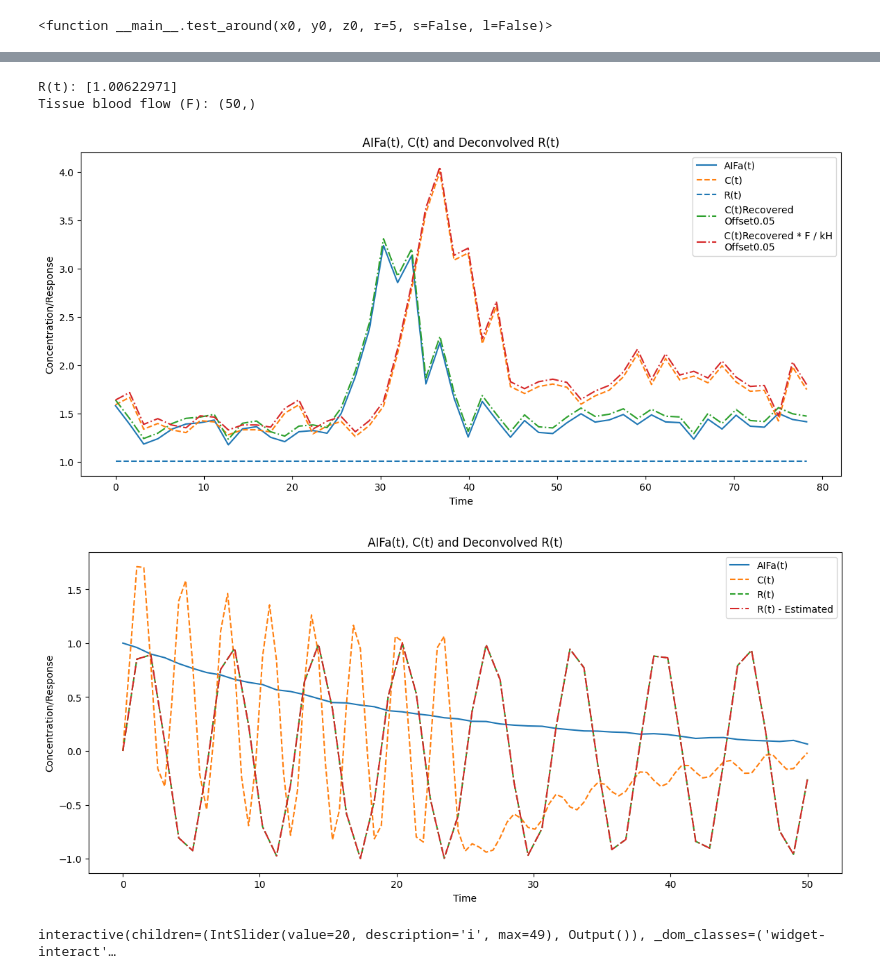
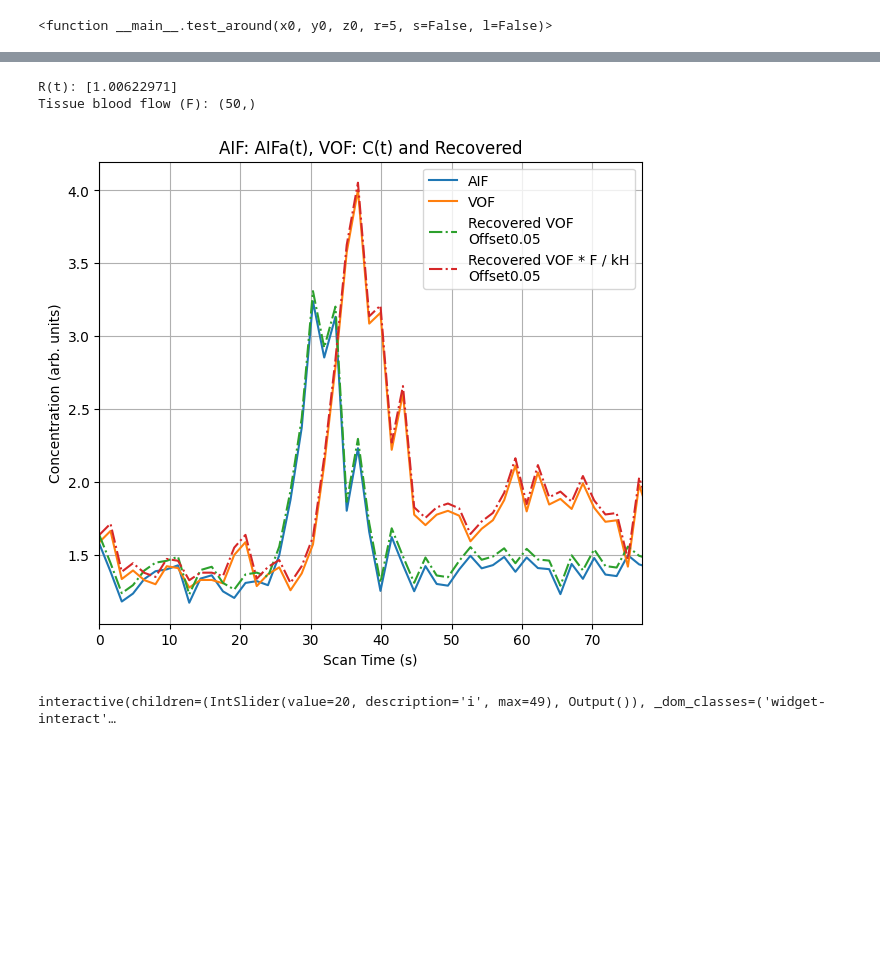
Before and after one commit to qqgjyx/MATH-Group, a Jupyter notebook: main.ipynb, the cells around one changed output, grey strips where cells are left out. Drawn from its saved outputs; the diff is of its cells as text; code cells hidden in the pictures; blank space fills up the shorter version.

Commit message:
v0.377 Visualizations 4 Significant Good progress

```diff
--- a/main.ipynb
+++ b/main.ipynb
@@ -362,72 +352,75 @@ def calculate_r_f(aif_concentration, tissue_concentration):
     return R_t, F
 
 # Example usage
 # aif_pixel = (169, 99, 9)  # AIF pixel coordinates
 # tissue_pixel = (173, 101,10)
 
 aif_pixel = (171,110,9)
 tissue_pixel = (171,108,13)
 
 R_t, F_t= calculate_r_f(read_point4concentration(*aif_pixel),read_point4concentration(*tissue_pixel))
 
 print(f"R(t):", R_t)
 print(f"Tissue blood flow (F):", F_t.shape)
 
 time = read_point4time(*tissue_pixel)
 
 # Define the hematocrit correction factor kH
 Ha = 0.45  # Typical arterial hematocrit
 Ht = 0.25  # Typical tissue hematocrit
 kH = (1 - Ha) / (1 - Ht)
 
 AIFa_t = read_point4concentration(*aif_pixel)
 C_t = read_point4concentration(*tissue_pixel)
 Cr = np.convolve(AIFa_t, R_t, mode='full')
 
-plt.figure(figsize=(14, 6))
-plt.plot(time, AIFa_t, label='AIFa(t)')
-plt.plot(time, C_t, label='C(t)', linestyle='--')
-plt.hlines(R_t, xmin=0,xmax=max(time),label='R(t)', linestyle='--')
-plt.plot(time, Cr + 0.05, label='C(t)Recovered\nOffset0.05', linestyle='-.')
-plt.plot(time, Cr * F_t / kH + 0.05, label='C(t)Recovered * F / kH\nOffset0.05', linestyle='-.')
-plt.xlabel('Time')
-plt.ylabel('Concentration/Response')
+plt.figure(figsize=(7, 6))
+plt.plot(time, AIFa_t, label='AIF')
+plt.plot(time, C_t, label='VOF')
+# plt.hlines(R_t, xmin=0,xmax=max(time),label='R(t)', linestyle='--')
+plt.plot(time, Cr + 0.05, label='Recovered VOF\nOffset0.05', linestyle='-.')
+plt.plot(time, Cr * F_t / kH + 0.05, label='Recovered VOF * F / kH\nOffset0.05', linestyle='-.')
+plt.xlabel('Scan Time (s)')
+plt.ylabel('Concentration (arb. units)')
 plt.legend()
-plt.title('AIFa(t), C(t) and Deconvolved R(t)')
+plt.title('AIF: AIFa(t), VOF: C(t) and Recovered')
+plt.grid(True)
+
+plt.xlim(0,77)
+
+# plt.savefig('AIF_VOF_Recover.png', facecolor='black', transparent=True)
 plt.show()
 # %% [output]
 R(t): [1.00622971]
 Tissue blood flow (F): (50,)
-[figure, old version]
+[figure, new version]
 # %%
-# Time array
-time = np.linspace(0, 50, 50)
-time1 = np.linspace(0,50,99)
-
-R_t = np.sin(time)
-
-# Simulate AIFa(t) as an exponential decay function
-AIFa = np.exp(-0.05 * time) + np.random.normal(0, 0.01, len(time))
-
-# Simulate C(t) as a scaled and delayed version of AIFa(t)
-C = convolve(AIFa, R_t, mode='full')
-
-quotient, reminder = deconvolve(C, AIFa)
-
-R = quotient
-
-plt.figure(figsize=(14, 6))
-plt.plot(time, AIFa, label='AIFa(t)')
-plt.plot(time1, C, label='C(t)', linestyle='--')
-plt.plot(time, R_t,label='R(t)', linestyle='--')
-plt.plot(time, R, label='R(t) - Estimated', linestyle='-.')
-plt.xlabel('Time')
-plt.ylabel('Concentration/Response')
-plt.legend()
-plt.title('AIFa(t), C(t) and Deconvolved R(t)')
-plt.show()
+# # Time array
+# time = np.linspace(0, 50, 50)
+# time1 = np.linspace(0,50,99)
+#
+# R_t = np.sin(time)
+#
+# # Simulate AIFa(t) as an exponential decay function
+# AIFa = np.exp(-0.05 * time) + np.random.normal(0, 0.01, len(time))
+#
+# # Simulate C(t) as a scaled and delayed version of AIFa(t)
+# C = convolve(AIFa, R_t, mode='full')
+#
+# quotient, reminder = deconvolve(C, AIFa)
+#
+# R = quotient
+#
+# plt.figure(figsize=(14, 6))
+# plt.plot(time, AIFa, label='AIFa(t)')
+# plt.plot(time1, C, label='C(t)', linestyle='--')
+# plt.plot(time, R_t,label='R(t)', linestyle='--')
+# plt.plot(time, R, label='R(t) - Estimated', linestyle='-.')
+# plt.xlabel('Time')
+# plt.ylabel('Concentration/Response')
+# plt.legend()
+# plt.title('Proof of .deconvolve Method')
+# plt.show()
-# %% [output]
-[figure, removed]
 # %%
 # Example points to draw
 points = [aif_pixel, tissue_pixel] # Example points
```
Also changed, not shown: parts of 16 cells of this notebook, 6 other files.
